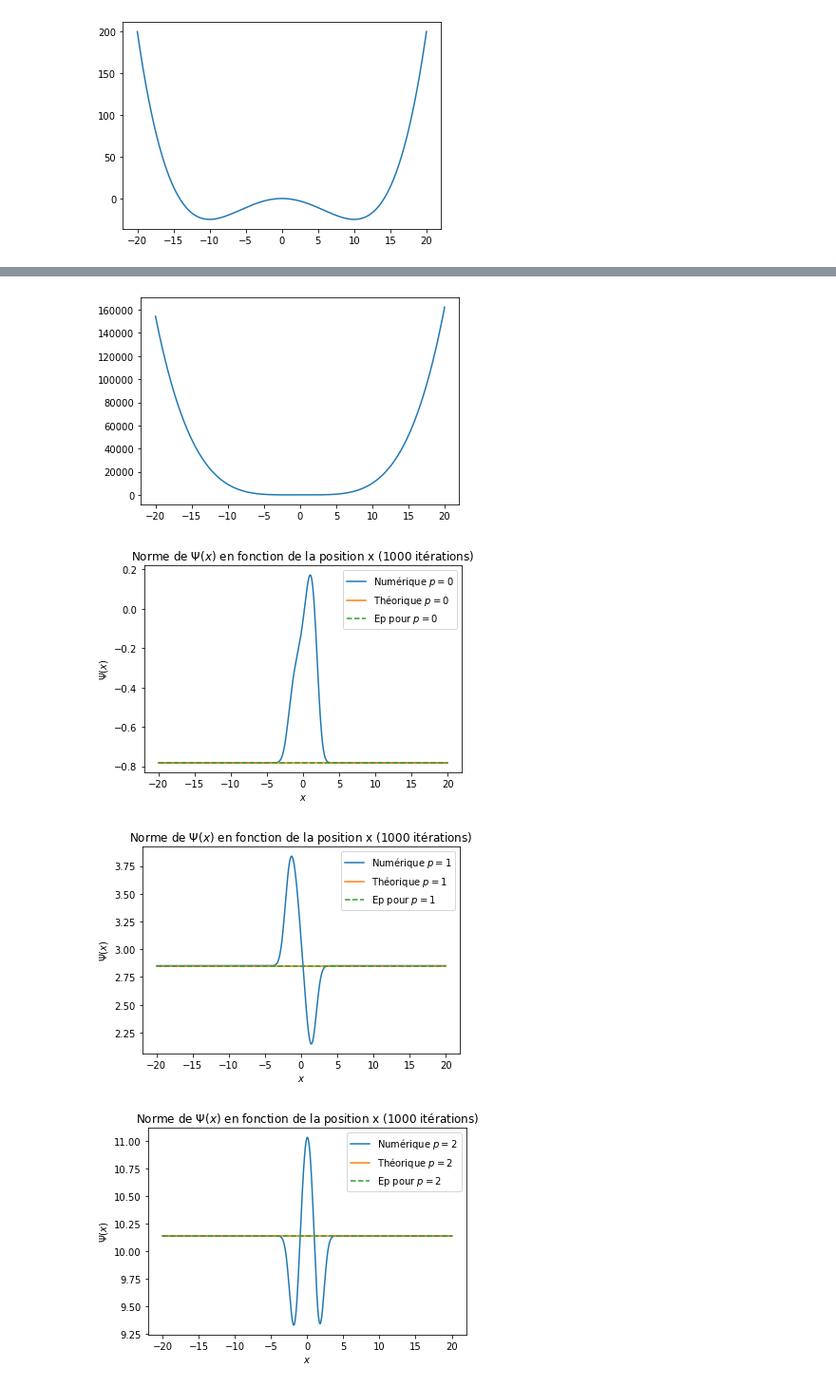
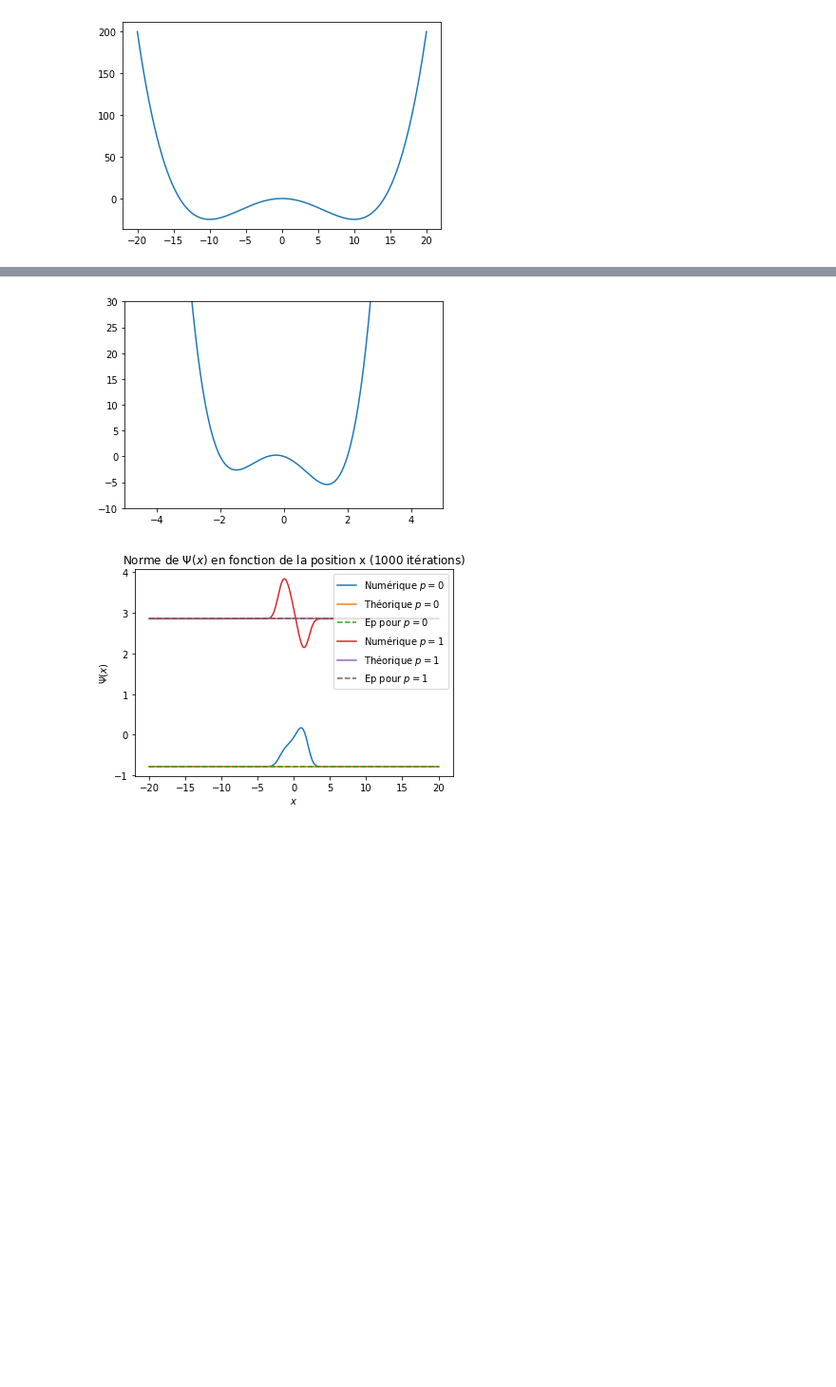
Before and after one commit to lucasboistay/shrodinger_simulation, a Jupyter notebook: arthur.ipynb, the cells around one changed output, grey strips where cells are left out. Shown at 95% size. Drawn from its saved outputs; the diff is of its cells as text; code cells hidden in the pictures; blank space fills up the shorter version.

```diff
--- a/arthur.ipynb
+++ b/arthur.ipynb
@@ -139,15 +139,16 @@ def get_psi(V):
 # On crée la fonction pour afficher les graphiques
 
 def get_graph(w,v,name,theorical_psi,Ep):
-    plt.plot(x,v[Ep]+w[Ep],label="Numérique $p=%i$" %Ep)
-    plt.plot(x,theorical_psi(Ep)+w[Ep],label = "Théorique $p=%i$" %Ep)
-    plt.plot(x,energie_pot(Ep,w),"--",label = "Ep pour $p=%i$" %Ep)
+    for i in range(Ep):
+        plt.plot(x,v[i]+w[i],label="Numérique $p=%i$" %i)
+        plt.plot(x,theorical_psi(i)+w[i],label = "Théorique $p=%i$" %i)
+        plt.plot(x,energie_pot(i,w),"--",label = "Ep pour $p=%i$" %i)
     plt.xlabel('$x$')
     plt.ylabel('$\Psi(x)$')
     plt.title('Norme de $\Psi(x)$ en fonction de la position x (%i itérations)' %N)
-    plt.legend()
-    plt.savefig('document/psi_fonction_de_x_%s_n%i.pdf' %(name,N),format='pdf')
-    plt.savefig('document/psi_fonction_de_x_%s_n%i' %(name,N))
+    plt.legend(bbox_to_anchor=(1.05,1.0),loc='upper left')
+    plt.savefig('etat_stationnaire/document/psi_fonction_de_x_%s_n%i.pdf' %(name,N),format='pdf')
+    plt.savefig('etat_stationnaire/document/psi_fonction_de_x_%s_n%i' %(name,N))
     plt.show()
 # %%
 w,v = get_psi(V)
@@ -189,10 +190,10 @@ get_graph(w,v,"harmonique",psi_theo_harmonique,1)
 V3 = np.zeros(N)
 
 #Définition des variables
-energie_p = 0.05
-energie = energie_p*0.95
+energie_p = 5
+energie = energie_p*0.99
 alpha = np.sqrt(2*(energie_p-energie))
-length = 1/alpha
+length = 50
 
 #Définition du potentiel
 for i in range(N):
@@ -293,27 +284,25 @@ get_graph(w,v,"double puit",psi_theo_doublepuits,6)
 # %%
 V5 = np.zeros(N)
 a = 1
 r1 = -2
 r2 = -0.5
 r3 = 0
 r4 = 2
 for i in range(N):
     V5[i] = a*(x[i]-r1)*(x[i]-r2)*(x[i]-r3)*(x[i]-r4)
 
 plt.plot(x,V5)
+plt.ylim(-10,30)
+plt.xlim(-5,5)
 plt.show()
 
 w,v = get_psi(V5)
 
 def psi_theo_2puits(p):
     return np.zeros(N)
 
-get_graph(w,v,"double puit",psi_theo_2puits,0)
-get_graph(w,v,"double puit",psi_theo_2puits,1)
 get_graph(w,v,"double puit",psi_theo_2puits,2)
 # %% [output]
-[figure, old version]
+[figure, new version]
-[figure, old version]
+[figure, new version]
-[figure, removed]
-[figure, removed]
 # %%
```
Also changed, not shown: parts of 7 cells of this notebook.
